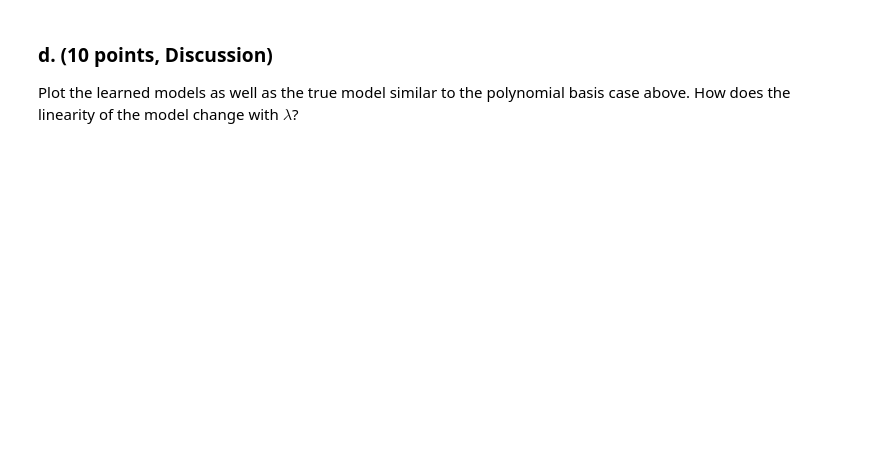
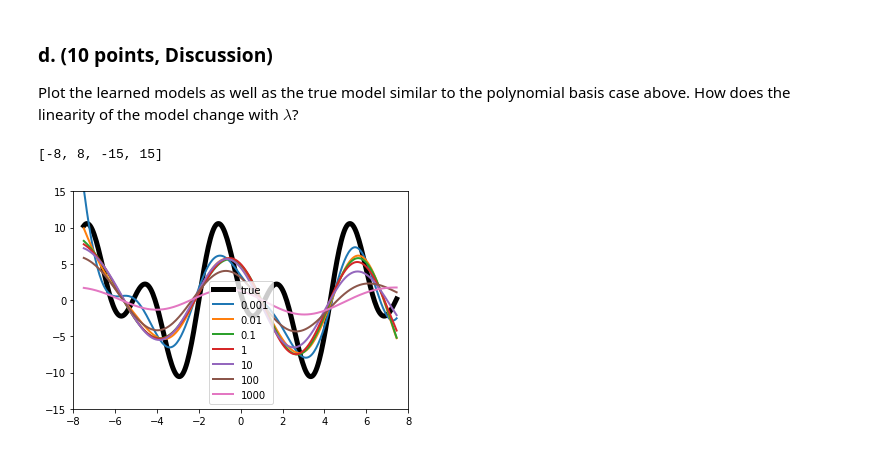
Before and after one commit to ashutosh1141/Fall19-Projects, a Jupyter notebook: CS6375_Homework1.ipynb, the cells around one changed output. Cells and saved outputs as stored; diff of their text form; code cells hidden in the pictures; blank space fills up the shorter version.

```diff
--- a/CS6375_Homework1.ipynb
+++ b/CS6375_Homework1.ipynb
@@ -333,0 +308,17 @@ Plot the learned models as well as the true model similar to the polynomial basi
+# %%
+plt.figure()
+plt.plot(x_true, y_true, marker='None', linewidth=5, color='k')
+lamda_val1=[0.001,0.01,0.1,1,10,100,1000]
+for i in range(0,len(lamda_val1), 1):
+  X_d = radial_basis_transform(x_true, X_trn)
+  y_d = X_d @ w[math.log(lamda_val1[i],10)]
+  plt.plot(x_true, y_d, marker='None', linewidth=2)
+plt.legend(['true'] + [0.001,0.01,0.1,1,10,100,1000])
+plt.axis([-8, 8, -15, 15])
+# when Lambda increases the ridge regression model focuses on shrinking the values of w, thus, leading to
+# underfitting and a more linear and simpler model. In the figure generated we can see that for lambda=0.001
+# the trained model is closest to the true value thus representing a better fit compared to when lambda=1000,
+# where the models fit is pretty bad and its more linear. Thus, linearity increases with increase in lambda values.
+# %% [output]
+[-8, 8, -15, 15]
+[figure, added]
```
Also changed, not shown: parts of 8 cells of this notebook.
